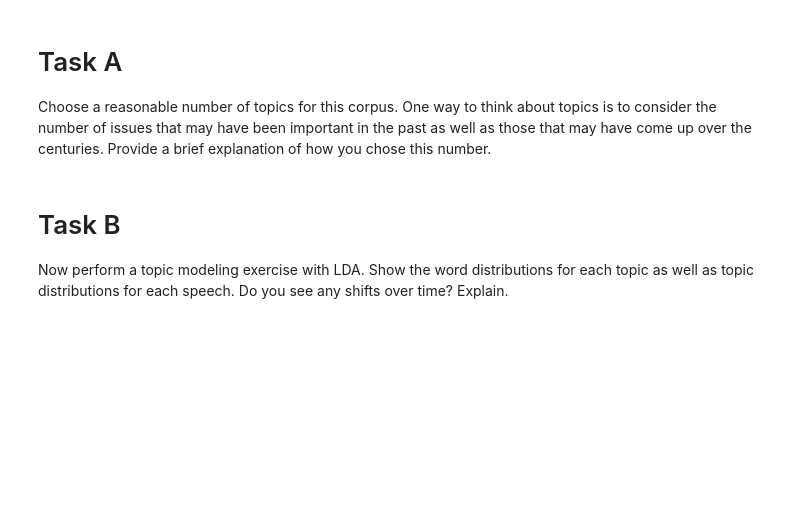
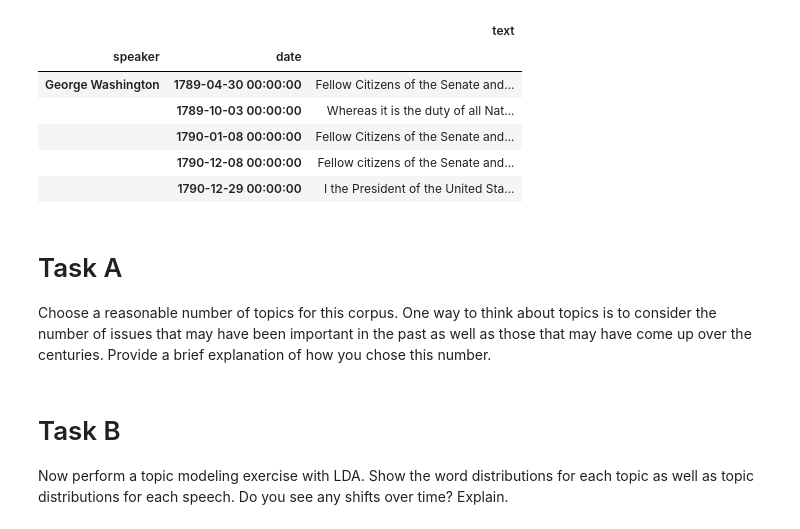
Before and after one commit to JakeTheWise/socialitics, a Jupyter notebook: proj2/jake.ipynb, the cells around one changed output. Saved outputs shown, nothing was run; the diff lists cells and outputs as text; code cells hidden in the pictures; blank space fills up the shorter version.

Commit message:
Filename debug

```diff
--- a/proj2/jake.ipynb
+++ b/proj2/jake.ipynb
@@ -1,12 +1,21 @@
 # %%
 import glob, pandas as pd
-
-speeches = pd.DataFrame({
-  'date': pd.to_datetime(filename.split(' ')[0].lstrip('speeches/')),
+data = [{
+  'date': pd.to_datetime(filename.split(' ')[0].lstrip('speeches/').lstrip("\\")),
   'speaker': filename.rstrip('.txt').split(' ', 1)[1],
-  'text': open(filename, 'rb').readline().decode('cp1252')
-} for filename in glob.glob('speeches/*.txt')).set_index(['speaker', 'date'])
-# TO-DO: add speeches from Obama and Trump
+  'text': open(filename, 'r').readline().decode('cp1252')
+} for filename in glob.glob('speeches/*.txt')]
+speeches = pd.DataFrame(data)
+speeches = speeches.set_index(['speaker', 'date'])
+speeches.head()
+# %% [output]
+|  |  | text |
+| speaker | date |  |
+| George Washington | 1789-04-30 00:00:00 | Fellow Citizens of the Senate and... |
+|  | 1789-10-03 00:00:00 | Whereas it is the duty of all Nat... |
+|  | 1790-01-08 00:00:00 | Fellow Citizens of the Senate and... |
+|  | 1790-12-08 00:00:00 | Fellow citizens of the Senate and... |
+|  | 1790-12-29 00:00:00 | I the President of the United Sta... |
 # %% [markdown]
 # Task A
 Choose a reasonable number of topics for this corpus. One way to think about topics is to consider the number of issues that may have been important in the past as well as those that may have come up over the centuries. Provide a brief explanation of how you chose this number.
```
Also changed, not shown: parts of 1 cell of this notebook.
